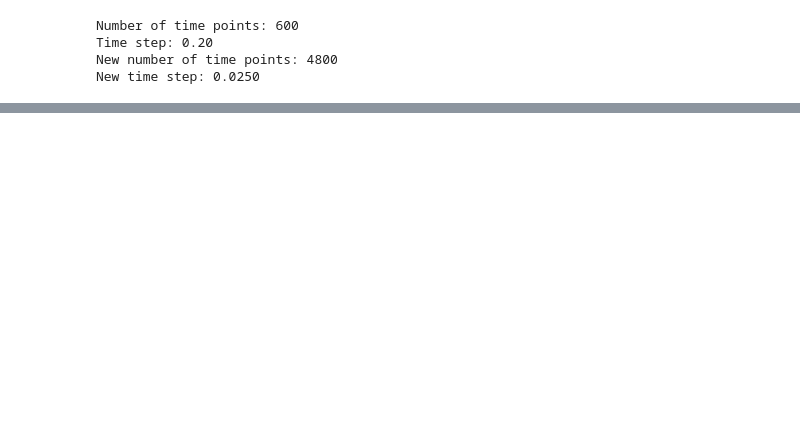
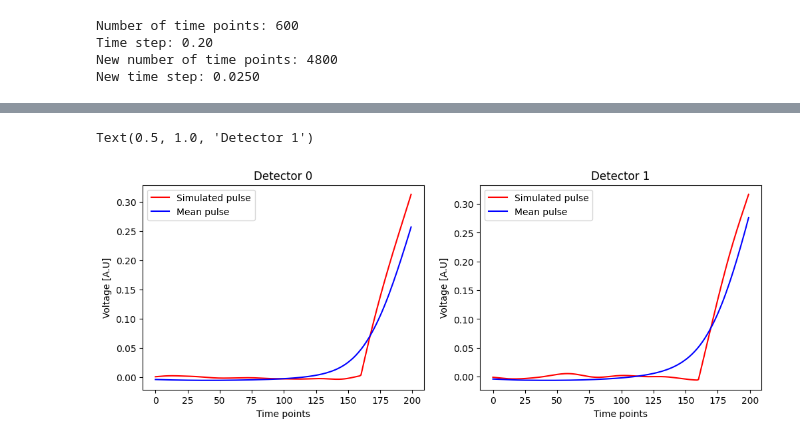
Before and after one commit to wjosefw/Signal-processing-with-Neural-networks, a Jupyter notebook: KAN.ipynb, the cells around one changed output, grey strips where cells are left out. Saved outputs shown, nothing was run; the diff lists cells and outputs as text; code cells hidden in the pictures; blank space fills up the shorter version.

```diff
--- a/KAN.ipynb
+++ b/KAN.ipynb
@@ -69,0 +107,14 @@ trainX_dec1, REF_train_dec1 = create_and_delay_pulse_pair(REALS[:,start:stop,1],
+# %%
+# Detector 0 definitions
+tau_rise_dec0 = 20
+tau_drop_dec0 = 150
+Photon_yield = 100
+center_window_dec0 = 0.3
+rise_window_dec0 = 0.3
+
+# Detector 1 definitions
+tau_rise_dec1 = 20
+tau_drop_dec1 = 150
+Photon_yield = 100
+center_window_dec1 = 0.3
+rise_window_dec1 = 0.3
@@ -69,0 +133,29 @@ trainX_dec1, REF_train_dec1 = create_and_delay_pulse_pair(REALS[:,start:stop,1],
+# %%
+#pulso_original_dec0 = pulso_escalon(t, 550, A = 0.6)
+#pulso_original_dec1 = pulso_escalon(t, 550, A = 0.6)
+#pulso_original_dec0 =  pulso_sigmoid(tiempo_new, 80, A = Photon_yield, center_window = center_window_dec0, rise_window = rise_window_dec0, tau_rise = tau_rise_dec0, tau_drop = tau_drop_dec0, NOISE = False)
+#pulso_original_dec1 =  pulso_sigmoid(tiempo_new, 80, A = Photon_yield, center_window = center_window_dec1, rise_window = rise_window_dec1, tau_rise = tau_rise_dec1, tau_drop = tau_drop_dec1, NOISE = False)
+pulso_original_dec0 = pulso(t, 70, tau_rise = tau_rise_dec0, tau_drop = tau_drop_dec0)
+pulso_original_dec1 = pulso(t, 70, tau_rise = tau_rise_dec1, tau_drop = tau_drop_dec1)
+
+
+
+plt.figure(figsize = (12,4))
+plt.subplot(121)
+plt.plot(pulso_original_dec0[start:stop],'r-', label = 'Simulated pulse')
+plt.plot(mean_pulse_dec0[start:stop],'b-', label = 'Mean pulse')
+plt.legend()
+plt.xlabel('Time points')
+plt.ylabel('Voltage [A.U]')
+plt.title('Detector 0')
+
+plt.subplot(122)
+plt.plot(pulso_original_dec1[start:stop],'r-', label = 'Simulated pulse')
+plt.plot(mean_pulse_dec1[start:stop],'b-', label = 'Mean pulse')
+plt.legend()
+plt.xlabel('Time points')
+plt.ylabel('Voltage [A.U]')
+plt.title('Detector 1')
+# %% [output]
+Text(0.5, 1.0, 'Detector 1')
+[figure, added]
```
Also changed, not shown: parts of 40 cells of this notebook.
